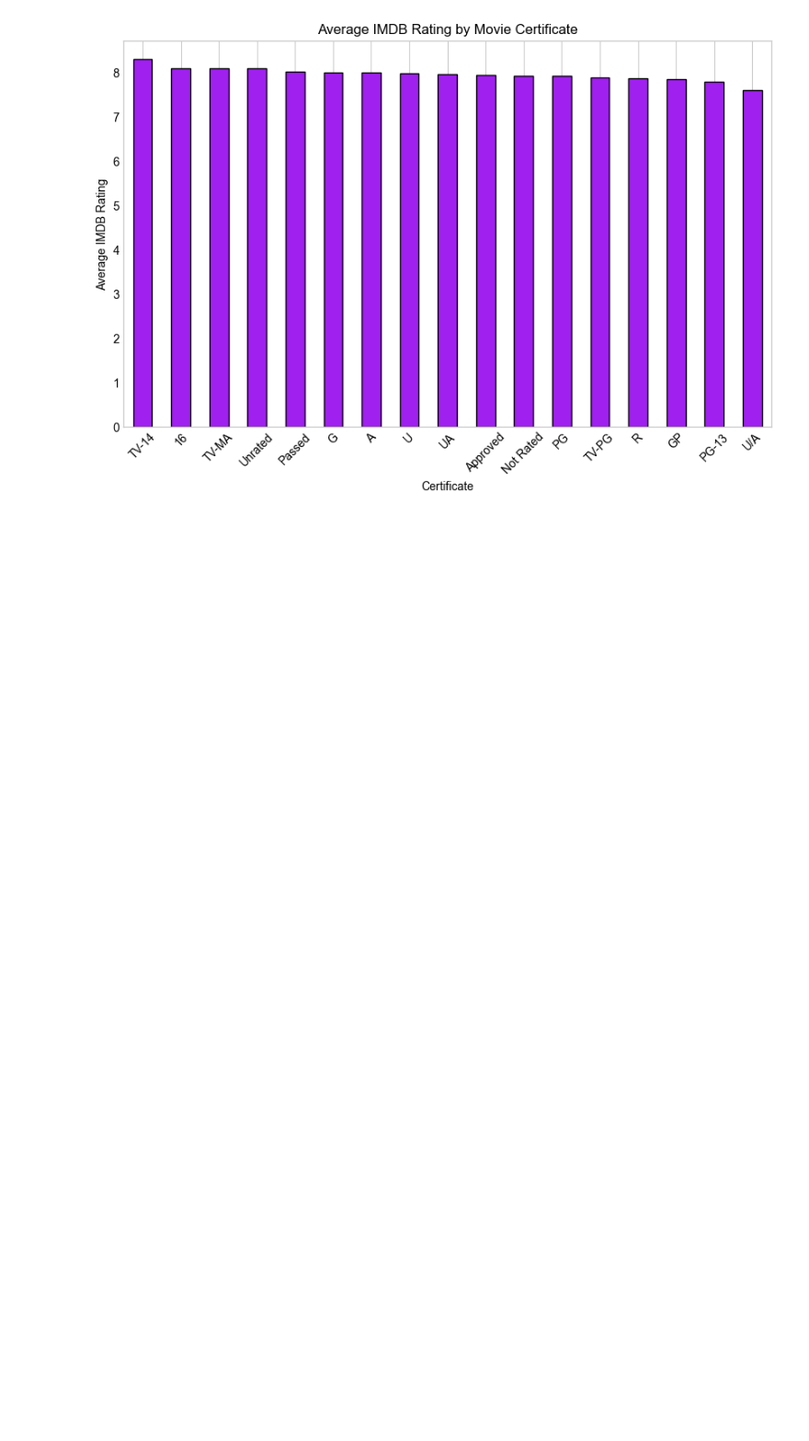
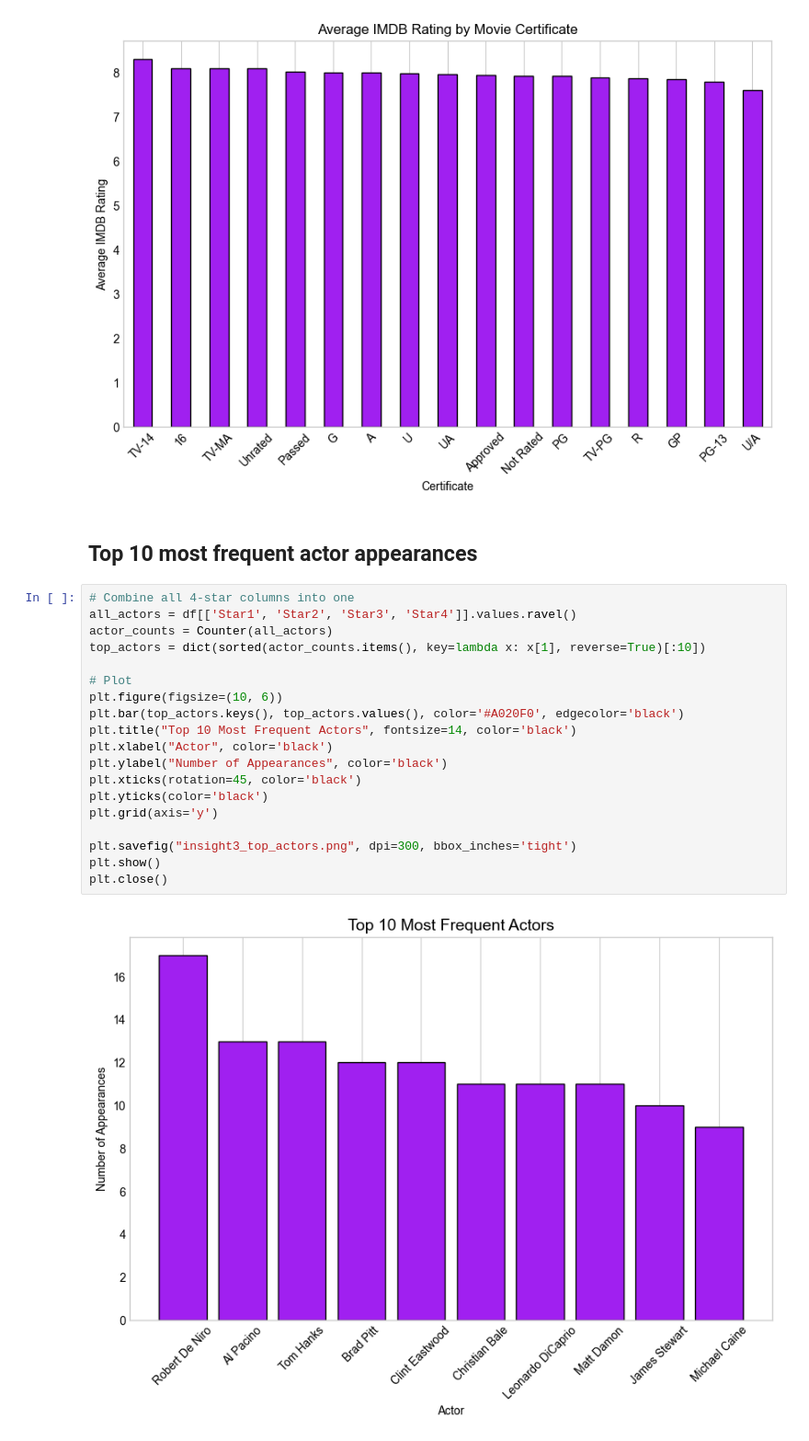
Before and after one commit to gabrielalaa/Dashboard_Movies, a Jupyter notebook: Exploration.ipynb, the cells around one changed output. Shown: that part at 92% size. Drawn from its saved outputs; the diff is of its cells as text; blank space fills up the shorter version.

Commit message:
Other insights

```diff
--- a/Exploration.ipynb
+++ b/Exploration.ipynb
@@ -367,3 +367,26 @@ plt.show()
 plt.close()
 # %% [output]
 [figure]
+# %% [markdown]
+## Top 10 most frequent actor appearances
+# %%
+# Combine all 4-star columns into one
+all_actors = df[['Star1', 'Star2', 'Star3', 'Star4']].values.ravel()
+actor_counts = Counter(all_actors)
+top_actors = dict(sorted(actor_counts.items(), key=lambda x: x[1], reverse=True)[:10])
+
+# Plot
+plt.figure(figsize=(10, 6))
+plt.bar(top_actors.keys(), top_actors.values(), color='#A020F0', edgecolor='black')
+plt.title("Top 10 Most Frequent Actors", fontsize=14, color='black')
+plt.xlabel("Actor", color='black')
+plt.ylabel("Number of Appearances", color='black')
+plt.xticks(rotation=45, color='black')
+plt.yticks(color='black')
+plt.grid(axis='y')
+
+plt.savefig("insight3_top_actors.png", dpi=300, bbox_inches='tight')
+plt.show()
+plt.close()
+# %% [output]
+[figure, added]
```
Also changed, not shown: parts of 3 cells of this notebook, 3 other files.
